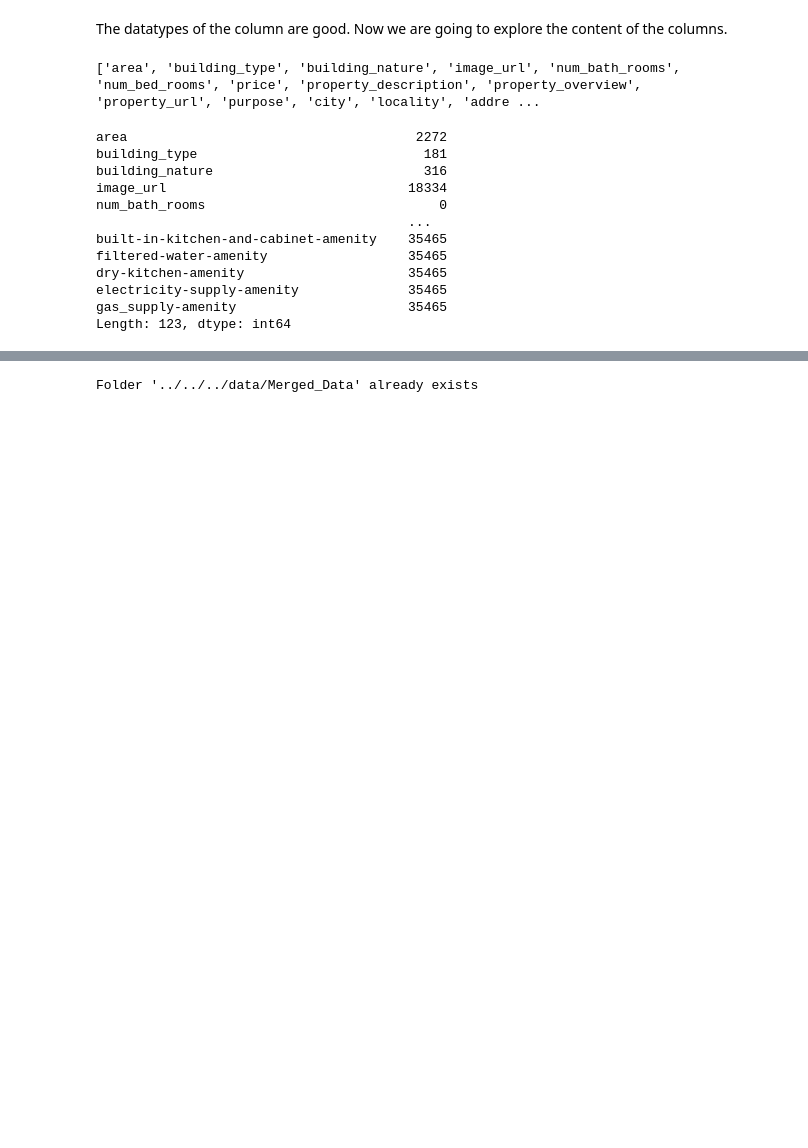
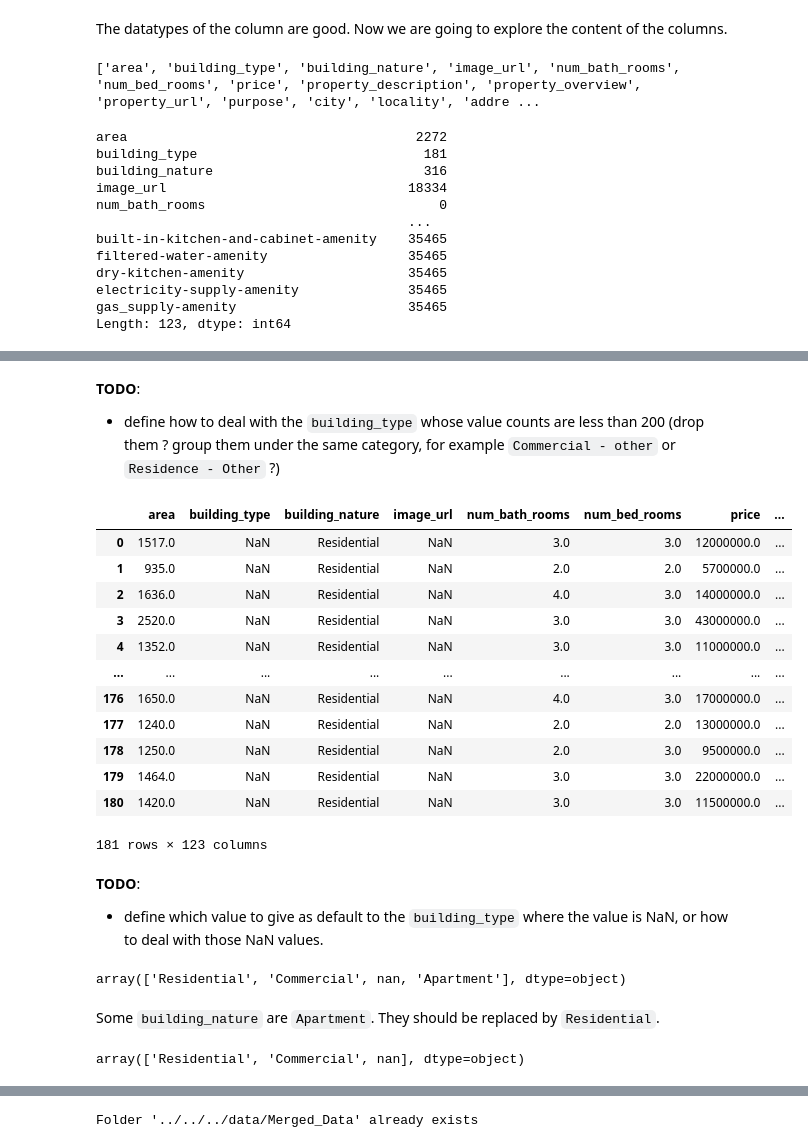
Before and after one commit to OmdenaAI/dhaka-bangladesh-real-estate-recommendation, a Jupyter notebook: src/tasks/task-2-data-preprocessing/merge/merge.ipynb, the cells around one changed output, grey strips where cells are left out. Saved outputs shown, nothing was run; the diff lists cells and outputs as text; code cells hidden in the pictures; blank space fills up the shorter version.

```diff
--- a/src/tasks/task-2-data-preprocessing/merge/merge.ipynb
+++ b/src/tasks/task-2-data-preprocessing/merge/merge.ipynb
@@ -751,0 +795,36 @@ Length: 123, dtype: int64
+# %% [markdown]
+**TODO**:
+* define how to deal with the `building_type` whose value counts are less than 200 (drop them ? group them under the same category, for example `Commercial - other` or `Residence - Other` ?)
+# %%
+merged_df.loc[ merged_df["building_type"].isna() ]
+# %% [output]
+|  | area | building_type | building_nature | image_url | num_bath_rooms | num_bed_rooms | price | ... |
+| 0 | 1517.0 | NaN | Residential | NaN | 3.0 | 3.0 | 12000000.0 | ... |
+| 1 | 935.0 | NaN | Residential | NaN | 2.0 | 2.0 | 5700000.0 | ... |
+| 2 | 1636.0 | NaN | Residential | NaN | 4.0 | 3.0 | 14000000.0 | ... |
+| 3 | 2520.0 | NaN | Residential | NaN | 3.0 | 3.0 | 43000000.0 | ... |
+| 4 | 1352.0 | NaN | Residential | NaN | 3.0 | 3.0 | 11000000.0 | ... |
+| ... | ... | ... | ... | ... | ... | ... | ... | ... |
+| 176 | 1650.0 | NaN | Residential | NaN | 4.0 | 3.0 | 17000000.0 | ... |
+| 177 | 1240.0 | NaN | Residential | NaN | 2.0 | 2.0 | 13000000.0 | ... |
+| 178 | 1250.0 | NaN | Residential | NaN | 2.0 | 3.0 | 9500000.0 | ... |
+| 179 | 1464.0 | NaN | Residential | NaN | 3.0 | 3.0 | 22000000.0 | ... |
+| 180 | 1420.0 | NaN | Residential | NaN | 3.0 | 3.0 | 11500000.0 | ... |
+181 rows × 123 columns
+# %% [markdown]
+**TODO**:
+* define which value to give as default to the `building_type` where the value is NaN, or how to deal with those NaN values.
+# %%
+merged_df["building_nature"].unique()
+# %% [output]
+array(['Residential', 'Commercial', nan, 'Apartment'], dtype=object)
+# %% [markdown]
+Some `building_nature` are `Apartment`. They should be replaced by `Residential`.
+# %%
+# Giving the samples which building_nature is Apartment the value of Residential
+merged_df.loc[ merged_df["building_nature"]=="Apartment", ["building_nature"] ] = "Residential"
+
+# making sure Apartment were successfully replaced by
+merged_df["building_nature"].unique()
+# %% [output]
+array(['Residential', 'Commercial', nan], dtype=object)
```
Also changed, not shown: parts of 22 cells of this notebook, 1 other file.
